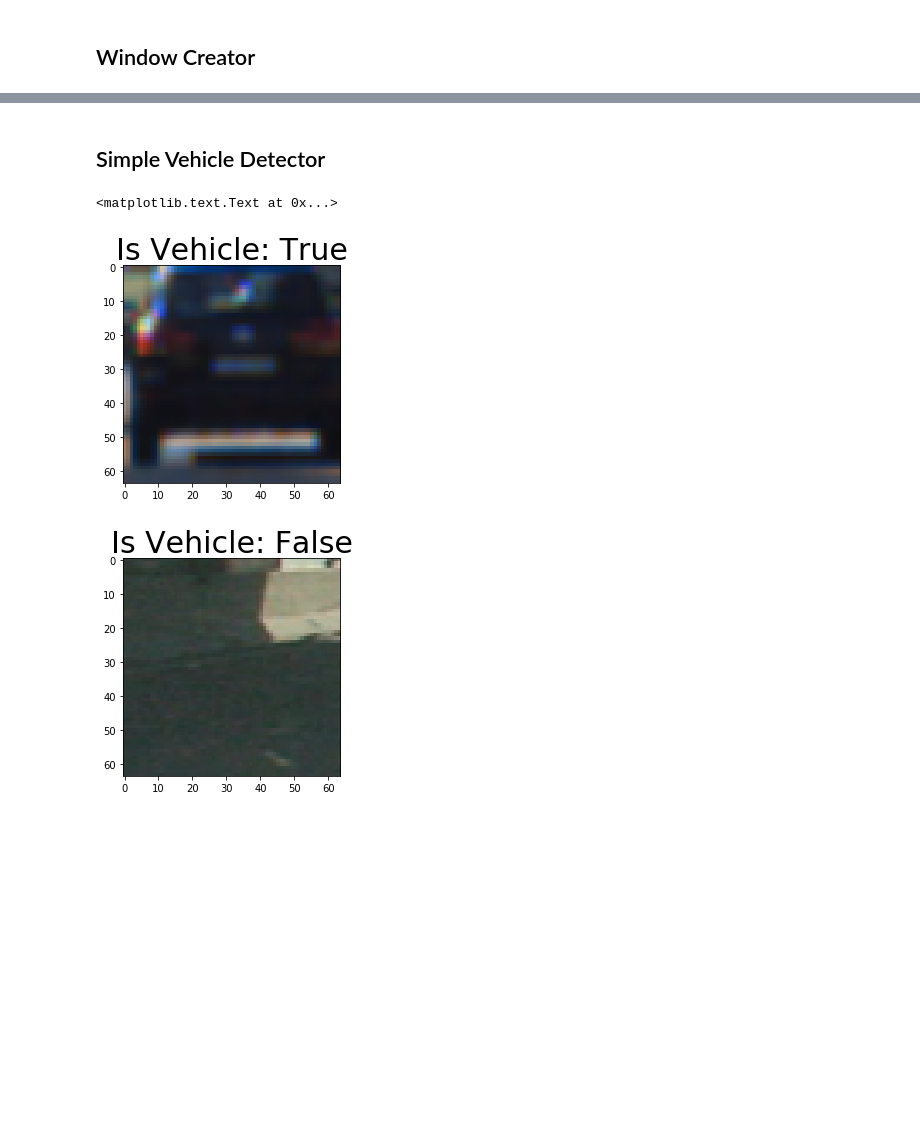
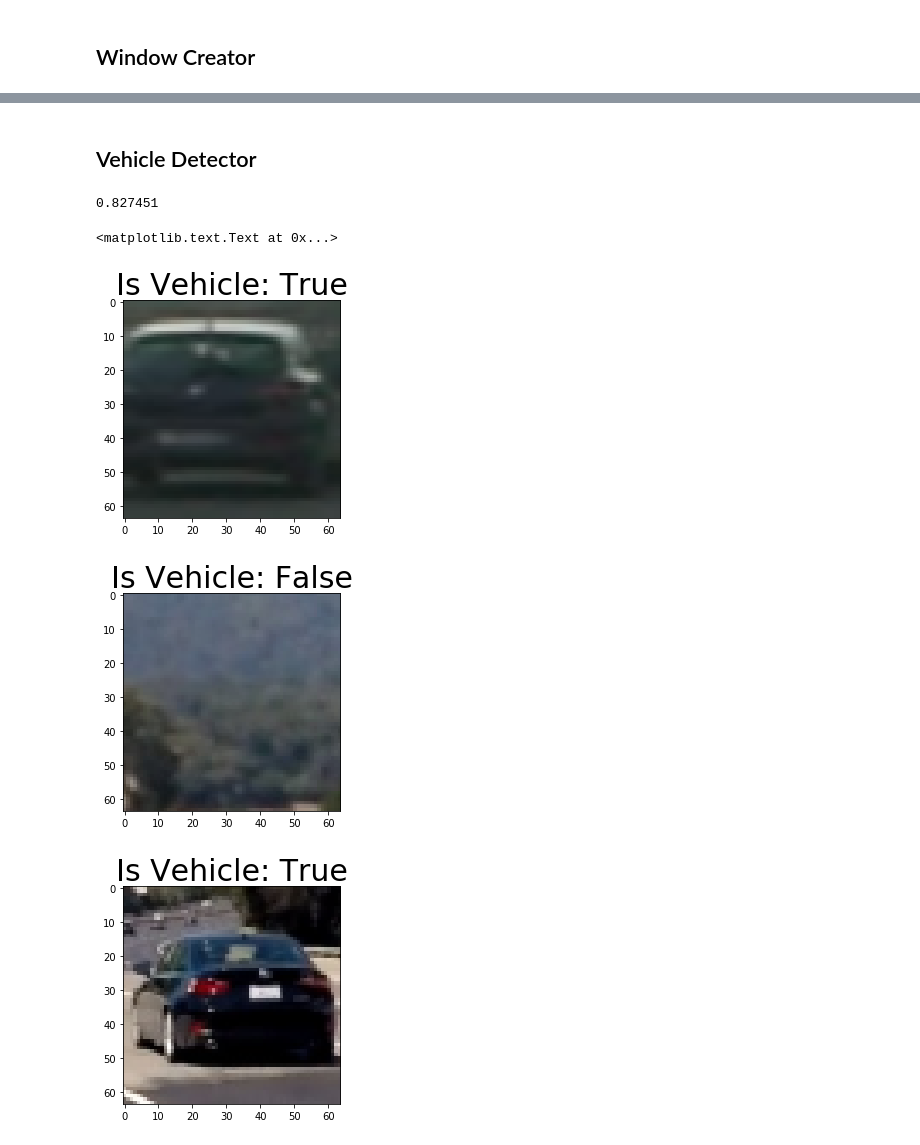
Before and after one commit to Maesla/Vehicle-Detection, a Jupyter notebook: vehicle_detection.ipynb, the cells around one changed output, grey strips where cells are left out. Cells and saved outputs as stored; diff of their text form; code cells hidden in the pictures; blank space fills up the shorter version.

Commit message:
- New Window slider

```diff
--- a/vehicle_detection.ipynb
+++ b/vehicle_detection.ipynb
@@ -173,13 +173,14 @@ class Feature_extractor():
             print(self.a)
 # %%
 import numpy as np
+from sklearn.utils import shuffle
 
 def images_load_subset(images_path, subset):
     img_len = len(images_path)
     subset = np.clip(subset, 0, 1)
     new_len = img_len*subset
     new_len = int(round(new_len))
-    return images_path[:new_len]
+    return shuffle(images_path)[:new_len]
 
 
 def extract_features(img_paths, extrator):
@@ -389,5 +383,5 @@ plt.imshow(image_with_window)
 # %% [markdown]
-## Simple Vehicle Detector
+## Vehicle Detector
 # %%
 class SimpleVehicleClassifier():
     def __init__(self, extractor, classifier, scaler):
@@ -405,24 +399,34 @@ class SimpleVehicleClassifier():
 # %%
 car_ind = np.random.randint(0, len(vehicle_img_path))
 non_car_ind = np.random.randint(0, len(non_vehicle_img_path))
 
 vehicle_img = mpimg.imread(vehicle_img_path[car_ind])
 non_vehicle_img = mpimg.imread(non_vehicle_img_path[non_car_ind])
 
 simpleClassifier = SimpleVehicleClassifier(extractor, svc, X_scaler)
 
+print(np.amax(vehicle_img))
 plt.figure(0)
 plt.imshow(vehicle_img)
 is_vehicle = simpleClassifier.Is_Vehicle(vehicle_img)
 title = 'Is Vehicle: ' + str(is_vehicle)
 plt.title(title, fontsize=30)
 
 plt.figure(1)
 plt.imshow(non_vehicle_img)
 is_vehicle = simpleClassifier.Is_Vehicle(non_vehicle_img)
 title = 'Is Vehicle: ' + str(is_vehicle)
 plt.title(title, fontsize=30)
+
+plt.figure(2)
+vehicle_in_window = mpimg.imread('./test_images/vehicle_2.png')
+plt.imshow(vehicle_in_window)
+is_vehicle = simpleClassifier.Is_Vehicle(vehicle_in_window)
+title = 'Is Vehicle: ' + str(is_vehicle)
+plt.title(title, fontsize=30)
 # %% [output]
-<matplotlib.text.Text at 0x...>
+0.827451
+<matplotlib.text.Text at 0x...>
-[figure, old version]
+[figure, new version]
-[figure, old version]
+[figure, new version]
+[figure, added]
```
Also changed, not shown: parts of 8 cells of this notebook, 2 other files.
